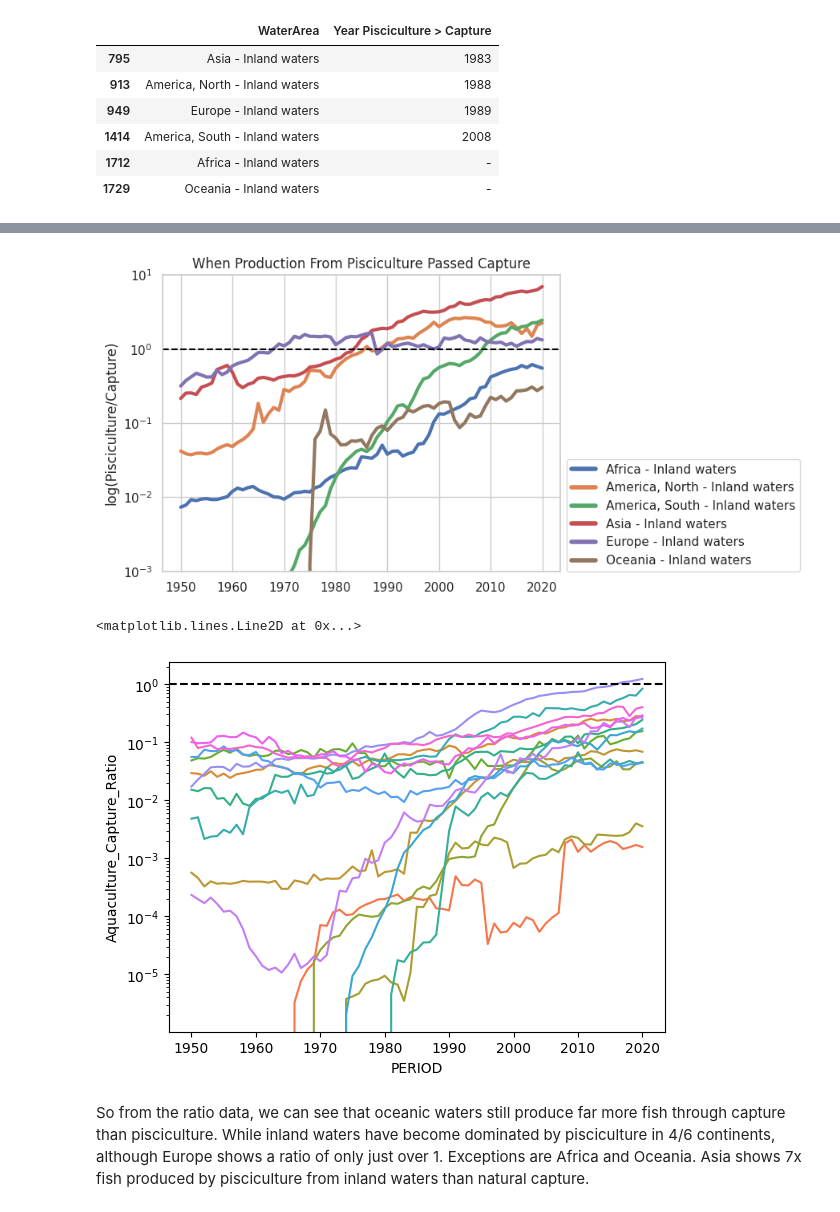
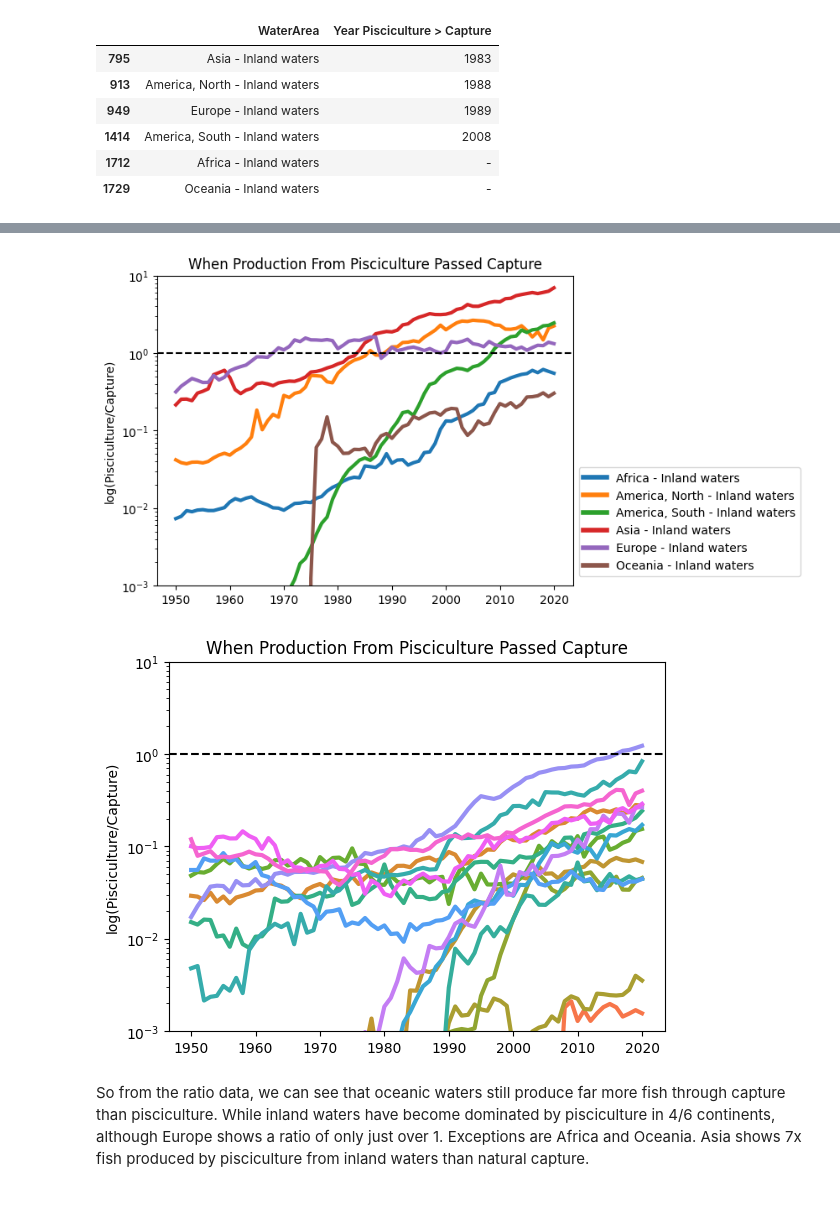
Before and after one commit to seenstevo/Pisciculture_EDA, a Jupyter notebook: src/notebooks/Compare_Capture_Aquaculture.ipynb, the cells around one changed output, grey strips where cells are left out. Drawn from its saved outputs; the diff is of its cells as text; code cells hidden in the pictures.

```diff
--- a/src/notebooks/Compare_Capture_Aquaculture.ipynb
+++ b/src/notebooks/Compare_Capture_Aquaculture.ipynb
@@ -100,5 +106,8 @@ capture_aquaculture_merged.head()
 # %%
-period_waterArea_group = capture_aquaculture_merged.groupby(['PERIOD', 'WaterArea'], as_index = False)['Quantity_Aquaculture', 'Quantity_Capture'].sum()
+period_waterArea_group = (capture_aquaculture_merged
+                          .groupby(['PERIOD', 'WaterArea'], as_index = False)
+                          [['Quantity_Aquaculture', 'Quantity_Capture']]
+                          .sum())
 period_waterArea_group['Aquaculture_Capture_Ratio'] = period_waterArea_group['Quantity_Aquaculture'] / period_waterArea_group['Quantity_Capture']
 period_waterArea_group['Inland_Oceanic'] = np.where(period_waterArea_group['WaterArea'].str.contains('Inland'), 'Inland', 'Oceanic')
 # %%
@@ -144,24 +166,33 @@ inland_date_aqua_gt_capture
 # %%
-# not used, table above summerises this
 snsplot = sns.lineplot(data = period_waterArea_group[period_waterArea_group['Inland_Oceanic'] == 'Inland'],
-             x = 'PERIOD', y = 'Aquaculture_Capture_Ratio', hue = 'WaterArea', linewidth = 3)
-snsplot.set(yscale='log', xlabel = "", ylabel = "log(Pisciculture/Capture)", ylim = (0.001, 10),
+                       x = 'PERIOD', y = 'Aquaculture_Capture_Ratio', hue = 'WaterArea', linewidth = 3)
+
+snsplot.set(yscale='log',
+            xlabel = "",
+            ylabel = "log(Pisciculture/Capture)",
+            ylim = (0.001, 10),
             title = "When Production From Pisciculture Passed Capture")
+
 snsplot.axhline(1, linestyle = "--", color = 'black')
 leg = plt.legend(bbox_to_anchor=(1, 0.4))
 for line in leg.get_lines():
     line.set_linewidth(4)
 # %% [output]
-[figure, old version]
+[figure, new version]
 # %%
 # not used, table above summerises this
 snsplot = sns.lineplot(data = period_waterArea_group[period_waterArea_group['Inland_Oceanic'] == 'Oceanic'],
-             x = 'PERIOD', y = 'Aquaculture_Capture_Ratio', hue = 'WaterArea', legend = False)
-snsplot.set(yscale='log')
-snsplot.axhline(1, linestyle = "--", color = 'black')
+             x = 'PERIOD', y = 'Aquaculture_Capture_Ratio', hue = 'WaterArea', legend = False, linewidth = 3)
+
+snsplot.set(yscale='log',
+            xlabel = "",
+            ylabel = "log(Pisciculture/Capture)",
+            ylim = (0.001, 10),
+            title = "When Production From Pisciculture Passed Capture")
+
+snsplot.axhline(1, linestyle = "--", color = 'black');
 # %% [output]
-<matplotlib.lines.Line2D at 0x...>
-[figure, old version]
+[figure, new version]
 # %% [markdown]
 So from the ratio data, we can see that oceanic waters still produce far more fish through capture than pisciculture. While inland waters have become dominated by pisciculture in 4/6 continents, although Europe shows a ratio of only just over 1. Exceptions are Africa and Oceania. Asia shows 7x fish produced by pisciculture from inland waters than natural capture.
 # %% [markdown]
```
Also changed, not shown: parts of 22 cells of this notebook, 13 other files.
